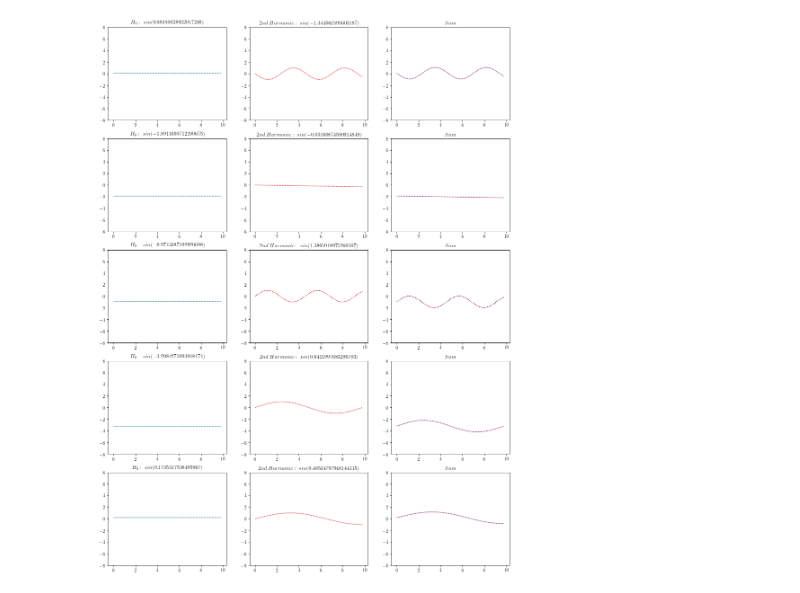
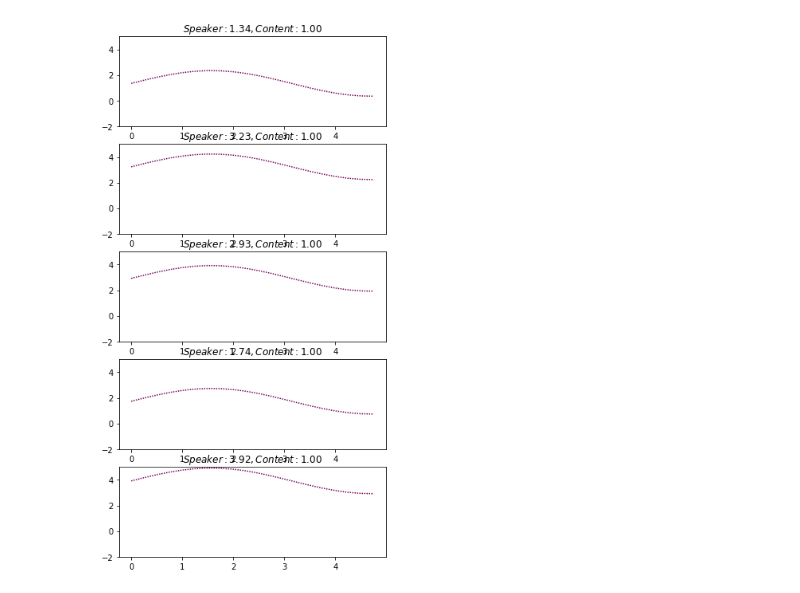
Before and after one commit to stefanwezel/SequentialVAE, a Jupyter notebook: example/disentangle_sequence.ipynb, the cells around one changed output. Cells and saved outputs as stored; diff of their text form; code cells hidden in the pictures.

```diff
--- a/example/disentangle_sequence.ipynb
+++ b/example/disentangle_sequence.ipynb
@@ -4,11 +4,11 @@
 import numpy as np
 import matplotlib.pyplot as plt
 import matplotlib
-# from IPython.display import set_matplotlib_formats
+from IPython.display import set_matplotlib_formats
 
 # Plotting setup
 # set_matplotlib_formats("pdf", "svg")
-plt.rcParams["text.usetex"] = True
+plt.rcParams["text.usetex"] = False
 plt.rcParams["text.latex.preamble"] = r"\usepackage{amsfonts} \usepackage{amsmath}"
 
 
@@ -17,60 +17,44 @@ import torch.nn as nn
 import torch.nn.functional as F
 # %%
 
-fig, axes = plt.subplots(nrows=5,ncols=3,figsize=(16,22))
+fig, axes = plt.subplots(nrows=5,ncols=1,figsize=(6,12))
 
 
-xs = np.arange(0,10, 0.2)
+xs = np.arange(0,5, .25)
 
 
 # generative process in real world
 # a, b = 1, 10
 # y = np.sin(a * x) + np.sin(b * x)
 
 
 
 training_samples = []
+num_speakers = 5
 
 # let's take some samples from 'the real world'
-for a in range(5):
-#     w1, w2 = np.random.randint(1, 4), np.random.randint(5, 15)
-#     w1, w2 = np.random.normal(3, 2), np.random.normal(8, 3)
-    w1, w2 = np.random.normal(0, 1), np.random.normal(0, 1)
-#     print(w1)
-#     print(w2)
-#     y = (w1) * xs + w2
-#     print(y.shape)
-    h0 = w1
-    h1 = np.sin(w2 * xs)
-    y = h0 + h1
+# for a in range(5):
+content_factor = 1#np.random.normal(0, 1)
+for speaker_id in range(num_speakers):
+    speaker_factor = np.random.normal(2, 1)
 
+    y = content_factor * np.sin(xs) + speaker_factor
+    training_samples.append(torch.unsqueeze(torch.unsqueeze(torch.Tensor(y), 0),0))
 
+    axes[speaker_id].plot(xs, y,linestyle = (0, (1,1)), color = '#770058')
 
-# #     training_samples.append(torch.unsqueeze(torch.unsqueeze(torch.Tensor(y), 0),0))
+    axes[speaker_id].set_title(f'$Speaker: {speaker_factor:.2f}, Content: {content_factor:.2f}$')
 
-
-    axes[a][0].plot(xs, [h0 for x in range(len(xs))],linestyle = (0, (1,1)), color = '#086788')
-    axes[a][1].plot(xs, h1,linestyle = (0, (1,1)), color = '#DD1C1A')
-    axes[a][2].plot(xs, y,linestyle = (0, (1,1)), color = '#770058')
-
-    axes[a][0].set_title(f'$H_0:\;sin({w1})$')
-    axes[a][1].set_title(f'$2nd\;Harmonic:\;sin({w2})$')
-    axes[a][2].set_title(f'$Sum$')
-
-#         axes[a][b].set_title(f'Generating Factors: {np.mean(y):.4f}')
-
-    axes[a][0].set_ylim(-8,8)
-    axes[a][1].set_ylim(-8,8)
-    axes[a][2].set_ylim(-8,8)
+    axes[speaker_id].set_ylim(-2,5)
 
 
 
 plt.show()
 
-
+# print(training_samples)
 
 # # so theroretically, we should be able to reconstruct it given, two latent variable only...
 # # Note, that we don't even need a decoder, we can just use sin(z_1) + sin(z_2) (thus reaching peak interpretability :D)
 # %% [output]
-[figure, old version]
+[figure, new version]
 # %%
```
Also changed, not shown: parts of 13 cells of this notebook, 4 other files.
